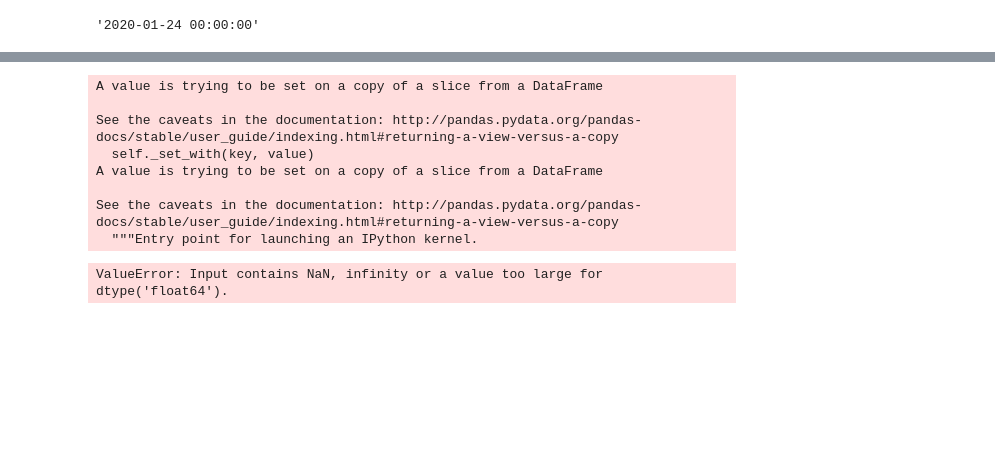
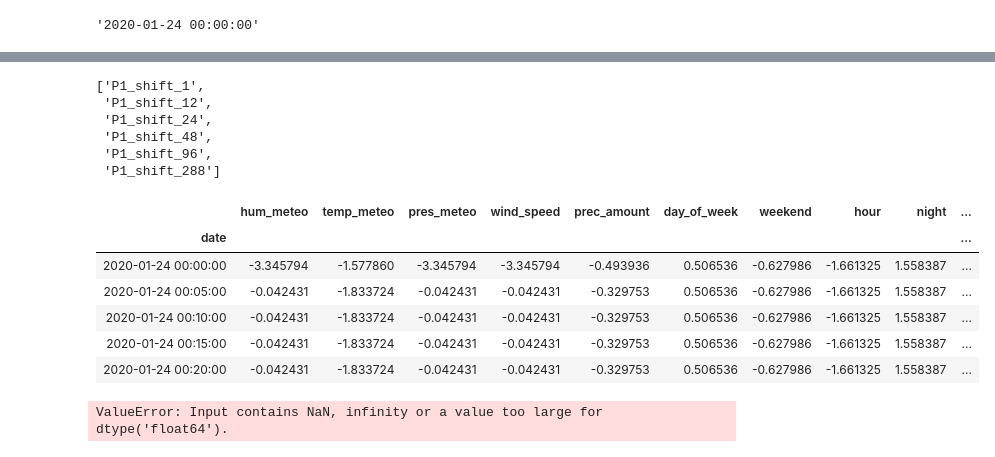
Before and after one commit to aerubanov/Proj_Air_Quality, a Jupyter notebook: notebooks/linear_lag.ipynb, the cells around one changed output, grey strips where cells are left out. Cells and saved outputs as stored; diff of their text form; code cells hidden in the pictures; blank space fills up the shorter version.

```diff
--- a/notebooks/linear_lag.ipynb
+++ b/notebooks/linear_lag.ipynb
@@ -84,6 +125,7 @@ for c in columns:
 sel_columns = ['hum_meteo', 'temp_meteo', 'pres_meteo', 'wind_speed', 'prec_amount']
 # %%
 y = data.P1
+data = data.drop(columns='P1')
 # %%
 idx_split = str(data.index[-1]-datetime.timedelta(days=4))
 idx_split
@@ -97,2 +139,5 @@ y_train = data[:idx_split]
-# %%
-X_train = X_train.drop(columns='P1')
+# %%
+scaler = StandardScaler()
+col = X_train.columns
+X_train[col] = scaler.fit_transform(X_train[col])
+X_test[col] = scaler.transform(X_test[col])
@@ -119,17 +188,27 @@ def predict(X_test, model):
-# %%
-X_test = clear_test(X_test)
-# %% [output]
-A value is trying to be set on a copy of a slice from a DataFrame
-
-See the caveats in the documentation: http://pandas.pydata.org/pandas-docs/stable/user_guide/indexing.html#returning-a-view-versus-a-copy
-  self._set_with(key, value)
-A value is trying to be set on a copy of a slice from a DataFrame
-
-See the caveats in the documentation: http://pandas.pydata.org/pandas-docs/stable/user_guide/indexing.html#returning-a-view-versus-a-copy
-  """Entry point for launching an IPython kernel.
-# %%
-model = LinearRegression()
-model.fit(X_train, y_train)
-prediction = predict(X_test)
-# %% [output]
-ValueError: Input contains NaN, infinity or a value too large for dtype('float64').
+# %%
+[f'{c}_shift_{s}' for c in columns for s in shift_values]
+# %% [output]
+['P1_shift_1',
+ 'P1_shift_12',
+ 'P1_shift_24',
+ 'P1_shift_48',
+ 'P1_shift_96',
+ 'P1_shift_288']
+# %%
+X_test = X_test.drop(columns=[f'{c}_shift_{s}' for c in columns for s in shift_values])
+X_test.head()
+# %% [output]
+|  | hum_meteo | temp_meteo | pres_meteo | wind_speed | prec_amount | day_of_week | weekend | hour | night | ... |
+| date |  |  |  |  |  |  |  |  |  | ... |
+| 2020-01-24 00:00:00 | -3.345794 | -1.577860 | -3.345794 | -3.345794 | -0.493936 | 0.506536 | -0.627986 | -1.661325 | 1.558387 | ... |
+| 2020-01-24 00:05:00 | -0.042431 | -1.833724 | -0.042431 | -0.042431 | -0.329753 | 0.506536 | -0.627986 | -1.661325 | 1.558387 | ... |
+| 2020-01-24 00:10:00 | -0.042431 | -1.833724 | -0.042431 | -0.042431 | -0.329753 | 0.506536 | -0.627986 | -1.661325 | 1.558387 | ... |
+| 2020-01-24 00:15:00 | -0.042431 | -1.833724 | -0.042431 | -0.042431 | -0.329753 | 0.506536 | -0.627986 | -1.661325 | 1.558387 | ... |
+| 2020-01-24 00:20:00 | -0.042431 | -1.833724 | -0.042431 | -0.042431 | -0.329753 | 0.506536 | -0.627986 | -1.661325 | 1.558387 | ... |
+# %%
+model = Ridge(alpha=3)
+model.fit(X_train, y_train)
+start_idx = X_test.index[0] + datetime.timedelta(minutes=5*int(np.max(shift_values)))
+prediction = predict(X_test, model, y_test[:str(start_idx)].values)
+# %% [output]
+ValueError: Input contains NaN, infinity or a value too large for dtype('float64').
```
Also changed, not shown: parts of 17 cells of this notebook.
